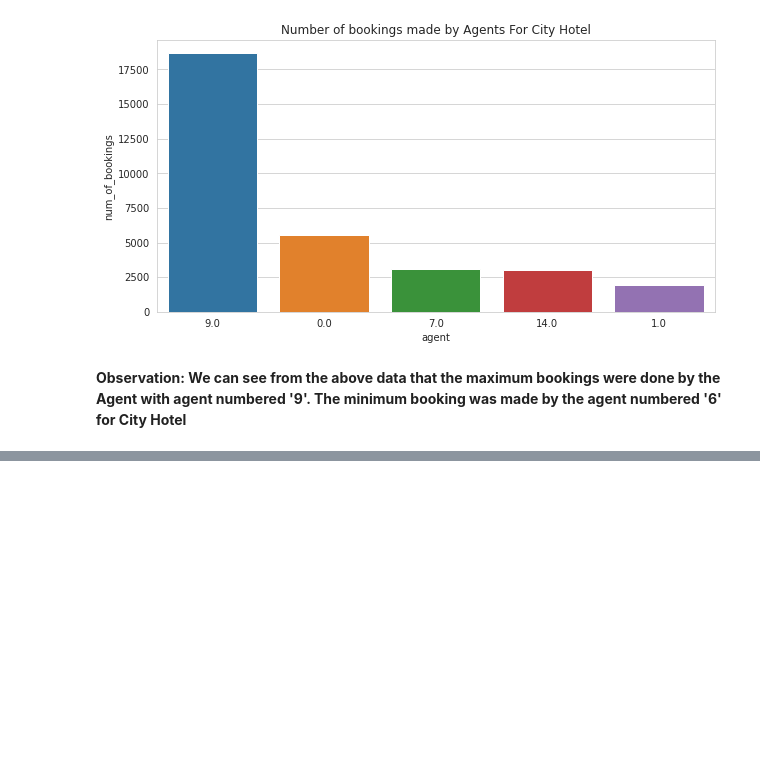
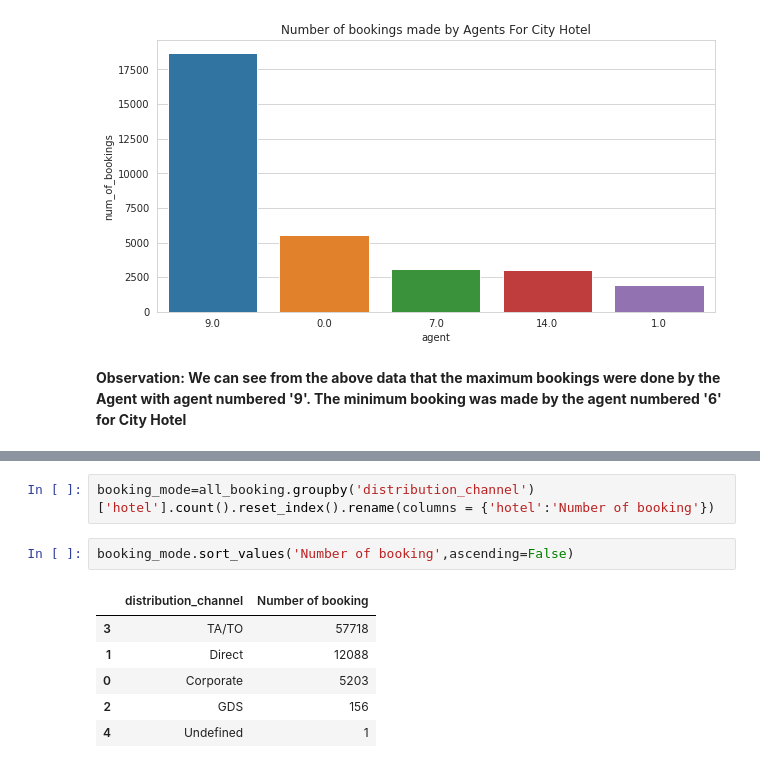
Before and after one commit to 1991Ab/Capstone-Project-1-Hotel-Booking-Analysis, a Jupyter notebook: Hotel_Booking_Analysis_Individual_notebook.ipynb, the cells around one changed output, grey strips where cells are left out. Saved outputs shown, nothing was run; the diff lists cells and outputs as text; blank space fills up the shorter version.

```diff
--- a/Hotel_Booking_Analysis_Individual_notebook.ipynb
+++ b/Hotel_Booking_Analysis_Individual_notebook.ipynb
@@ -680,0 +683,11 @@ Text(0.5, 1.0, 'Number of bookings made by Agents For City Hotel')
+# %%
+booking_mode=all_booking.groupby('distribution_channel')['hotel'].count().reset_index().rename(columns = {'hotel':'Number of booking'})
+# %%
+booking_mode.sort_values('Number of booking',ascending=False)
+# %% [output]
+|  | distribution_channel | Number of booking |
+| 3 | TA/TO | 57718 |
+| 1 | Direct | 12088 |
+| 0 | Corporate | 5203 |
+| 2 | GDS | 156 |
+| 4 | Undefined | 1 |
```
Also changed, not shown: parts of 12 cells of this notebook.
